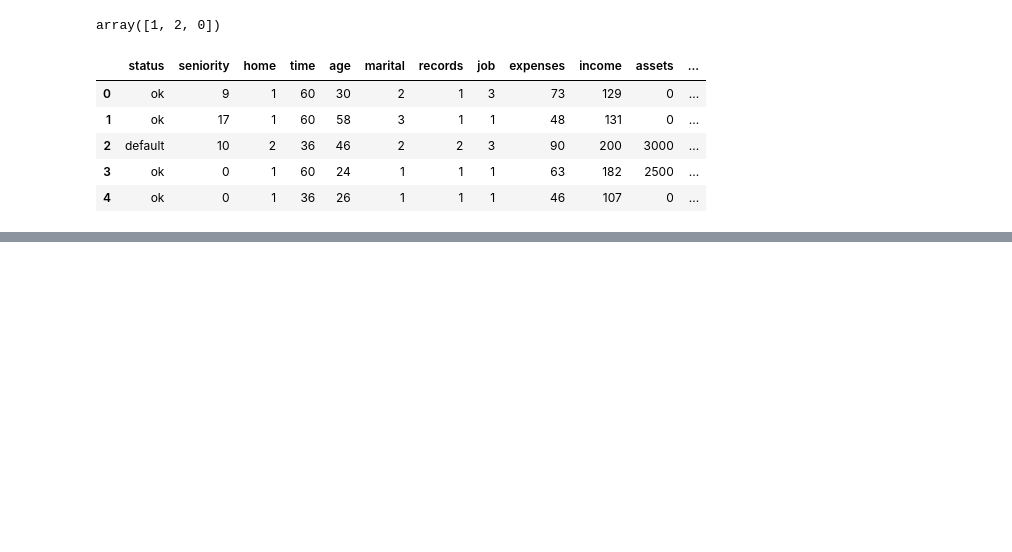
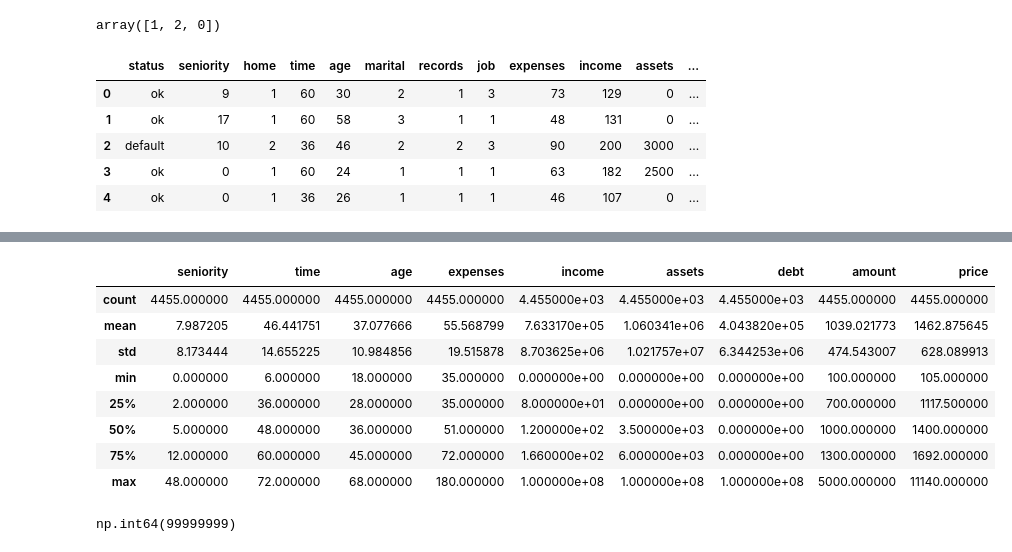
Before and after one commit to rajibulislam1/DataTalksClub, a Jupyter notebook: 2025/module-06.ipynb, the cells around one changed output, grey strips where cells are left out. Drawn from its saved outputs; the diff is of its cells as text; code cells hidden in the pictures; blank space fills up the shorter version.

```diff
--- a/2025/module-06.ipynb
+++ b/2025/module-06.ipynb
@@ -40,0 +89,6 @@ df.head()
+# %%
+record_values = {
+    1 : 'no',
+    2 : 'yes',
+    3 : 'unknown'
+}
@@ -40,0 +103,2 @@ df.head()
+# %%
+df.records = df.records.map(record_values)
@@ -40,0 +141,16 @@ df.head()
+# %%
+df.describe()
+# %% [output]
+|  | seniority | time | age | expenses | income | assets | debt | amount | price |
+| count | 4455.000000 | 4455.000000 | 4455.000000 | 4455.000000 | 4.455000e+03 | 4.455000e+03 | 4.455000e+03 | 4455.000000 | 4455.000000 |
+| mean | 7.987205 | 46.441751 | 37.077666 | 55.568799 | 7.633170e+05 | 1.060341e+06 | 4.043820e+05 | 1039.021773 | 1462.875645 |
+| std | 8.173444 | 14.655225 | 10.984856 | 19.515878 | 8.703625e+06 | 1.021757e+07 | 6.344253e+06 | 474.543007 | 628.089913 |
+| min | 0.000000 | 6.000000 | 18.000000 | 35.000000 | 0.000000e+00 | 0.000000e+00 | 0.000000e+00 | 100.000000 | 105.000000 |
+| 25% | 2.000000 | 36.000000 | 28.000000 | 35.000000 | 8.000000e+01 | 0.000000e+00 | 0.000000e+00 | 700.000000 | 1117.500000 |
+| 50% | 5.000000 | 48.000000 | 36.000000 | 51.000000 | 1.200000e+02 | 3.500000e+03 | 0.000000e+00 | 1000.000000 | 1400.000000 |
+| 75% | 12.000000 | 60.000000 | 45.000000 | 72.000000 | 1.660000e+02 | 6.000000e+03 | 0.000000e+00 | 1300.000000 | 1692.000000 |
+| max | 48.000000 | 72.000000 | 68.000000 | 180.000000 | 1.000000e+08 | 1.000000e+08 | 1.000000e+08 | 5000.000000 | 11140.000000 |
+# %%
+df.income.max()
+# %% [output]
+np.int64(99999999)
```
Also changed, not shown: parts of 24 cells of this notebook, 1 other file.
